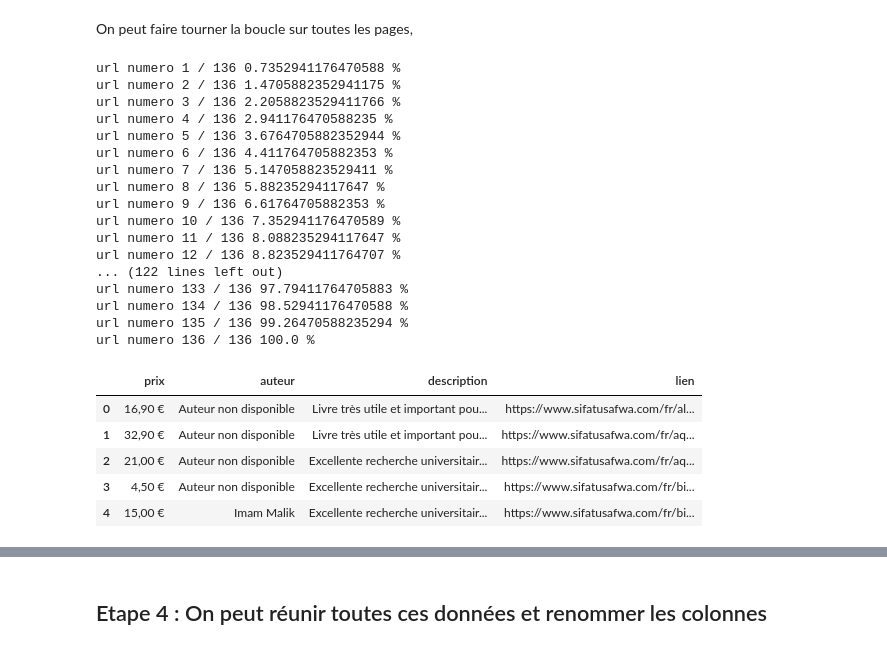
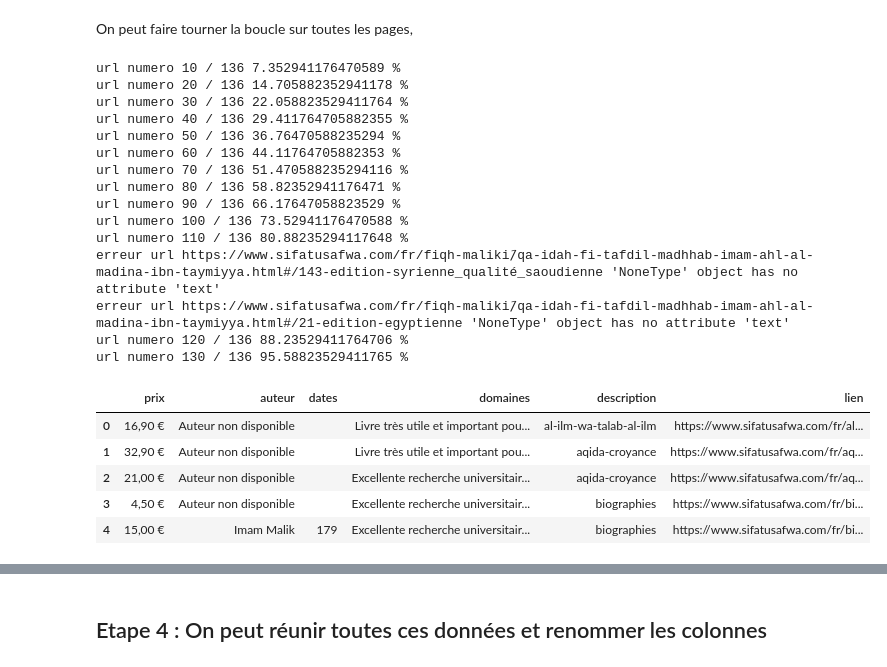
Before and after one commit to eliascopyright/site_analysis, a Jupyter notebook: notebooks/fiqhmaliki-extract-2.ipynb, the cells around one changed output, grey strips where cells are left out. Saved outputs shown, nothing was run; the diff lists cells and outputs as text; code cells hidden in the pictures.

```diff
--- a/notebooks/fiqhmaliki-extract-2.ipynb
+++ b/notebooks/fiqhmaliki-extract-2.ipynb
@@ -117,6 +127,7 @@ dfs = []
 prices = []
 auteurs = []
 dates = []
+domaines = []
 i = 0
 for url in urls:
     i = i+1
@@ -126,7 +137,6 @@ for url in urls:
     s = soup.find('section', id ='main')
 
     #On vérifie si l'auteur du livre est disponible:
-    # url = 'https://www.sifatusafwa.com/fr/fiqh-maliki/ikhtiyarat-al-hafidh-ibn-abdil-barr-al-fiqhiya.html'
     s_auteur = s.find("a", class_= 'pro_extra_info_brand') #Si on divise pas en s_auteur et s_prix le find deviendra une liste car ce sera un find d'un find...
 
     #Soit pas d'auteur, soit auteur avec date, soit auteur sans date, soit auteur avec date mais deux
@@ -154,14 +164,18 @@ for url in urls:
     else: #Pas d'auteur
         auteurs.append('Auteur non disponible')
         dates.append('') #pour pas qu'il y ait de décalage: un auteur avec la date de décès de l'auteur suivant
+
     #On met le prix
     s_prix = s.find("span", class_ = 'price')
     try:
         price = s_prix.text
         prices.append(price)
 
-    except AttributeError: #s.find eset une liste et .text n'existe pas pour une liste
+    except AttributeError: #s.find eset une liste et .text n'existe pas pour une liste: normalement plus d'erreur
         print(url, type(s))
+    #Ajout du domaine:
+    domaine = url.split('/')[4]
+    domaines.append(domaine)
 # %% [output]
 url numero 1 / 136 0.7352941176470588 %
 url numero 2 / 136 1.4705882352941175 %
@@ -256,7 +262,8 @@ descriptions_edition = []
 i = 0
 for url in urls:
     i = i+1
-    print('url numero', i, '/', len(urls), (i/len(urls))*100, "%")
+    if i%10 == 0:
+        print('url numero', i, '/', len(urls), (i/len(urls))*100, "%")
     r = requests.get(url)
     soup = BeautifulSoup(r.content, 'html.parser')
     s = soup.find('section', id ='main')
@@ -273,7 +280,7 @@ for url in urls:
             char = char + 1
             descriptions.append(description)
     except AttributeError as e:
-        print('erreur url', url, e)
+        print('erreur url', url, e)#ces liens ne renvoient plus vers des livres, pas important
 
 
     #description d'édition: table avec juste ce qu'il faut car plusieurs editions pas toujours disponible, on fera une jointure sur le site si
@@ -283,34 +290,34 @@ for url in urls:
     if s_editiondescription!= None:
         descriptions_edition.append([s_editiondescription.text.split('\n')[0], url])
 # %% [output]
-url numero 1 / 136 0.7352941176470588 %
-url numero 2 / 136 1.4705882352941175 %
-url numero 3 / 136 2.2058823529411766 %
-url numero 4 / 136 2.941176470588235 %
-url numero 5 / 136 3.6764705882352944 %
-url numero 6 / 136 4.411764705882353 %
-url numero 7 / 136 5.147058823529411 %
-url numero 8 / 136 5.88235294117647 %
-url numero 9 / 136 6.61764705882353 %
 url numero 10 / 136 7.352941176470589 %
-url numero 11 / 136 8.088235294117647 %
-url numero 12 / 136 8.823529411764707 %
-... (122 lines left out)
-url numero 133 / 136 97.79411764705883 %
-url numero 134 / 136 98.52941176470588 %
-url numero 135 / 136 99.26470588235294 %
-url numero 136 / 136 100.0 %
+url numero 20 / 136 14.705882352941178 %
+url numero 30 / 136 22.058823529411764 %
+url numero 40 / 136 29.411764705882355 %
+url numero 50 / 136 36.76470588235294 %
+url numero 60 / 136 44.11764705882353 %
+url numero 70 / 136 51.470588235294116 %
+url numero 80 / 136 58.82352941176471 %
+url numero 90 / 136 66.17647058823529 %
+url numero 100 / 136 73.52941176470588 %
+url numero 110 / 136 80.88235294117648 %
+erreur url https://www.sifatusafwa.com/fr/fiqh-maliki/َqa-idah-fi-tafdil-madhhab-imam-ahl-al-madina-ibn-taymiyya.html#/143-edition-syrienne_qualité_saoudienne 'NoneType' object has no attribute 'text'
+erreur url https://www.sifatusafwa.com/fr/fiqh-maliki/َqa-idah-fi-tafdil-madhhab-imam-ahl-al-madina-ibn-taymiyya.html#/21-edition-egyptienne 'NoneType' object has no attribute 'text'
+url numero 120 / 136 88.23529411764706 %
+url numero 130 / 136 95.58823529411765 %
 # %%
 M_supplement = pd.concat((pd.DataFrame(prices),\
             pd.DataFrame(auteurs),\
+            pd.DataFrame(dates),\
             pd.DataFrame(descriptions),\
+                pd.DataFrame(domaines),\
             pd.DataFrame(urls)), axis = 1)
-M_supplement.columns = ['prix', 'auteur', 'description', 'lien']
+M_supplement.columns = ['prix', 'auteur', 'dates','domaines', 'description', 'lien']
 M_supplement.head()
 # %% [output]
-|  | prix | auteur | description | lien |
-| 0 | 16,90 € | Auteur non disponible | Livre très utile et important pou... | https://www.sifatusafwa.com/fr/al... |
-| 1 | 32,90 € | Auteur non disponible | Livre très utile et important pou... | https://www.sifatusafwa.com/fr/aq... |
-| 2 | 21,00 € | Auteur non disponible | Excellente recherche universitair... | https://www.sifatusafwa.com/fr/aq... |
-| 3 | 4,50 € | Auteur non disponible | Excellente recherche universitair... | https://www.sifatusafwa.com/fr/bi... |
-| 4 | 15,00 € | Imam Malik | Excellente recherche universitair... | https://www.sifatusafwa.com/fr/bi... |
+|  | prix | auteur | dates | domaines | description | lien |
+| 0 | 16,90 € | Auteur non disponible |  | Livre très utile et important pou... | al-ilm-wa-talab-al-ilm | https://www.sifatusafwa.com/fr/al... |
+| 1 | 32,90 € | Auteur non disponible |  | Livre très utile et important pou... | aqida-croyance | https://www.sifatusafwa.com/fr/aq... |
+| 2 | 21,00 € | Auteur non disponible |  | Excellente recherche universitair... | aqida-croyance | https://www.sifatusafwa.com/fr/aq... |
+| 3 | 4,50 € | Auteur non disponible |  | Excellente recherche universitair... | biographies | https://www.sifatusafwa.com/fr/bi... |
+| 4 | 15,00 € | Imam Malik | 179 | Excellente recherche universitair... | biographies | https://www.sifatusafwa.com/fr/bi... |
```
Also changed, not shown: parts of 11 cells of this notebook, 4 other files.
